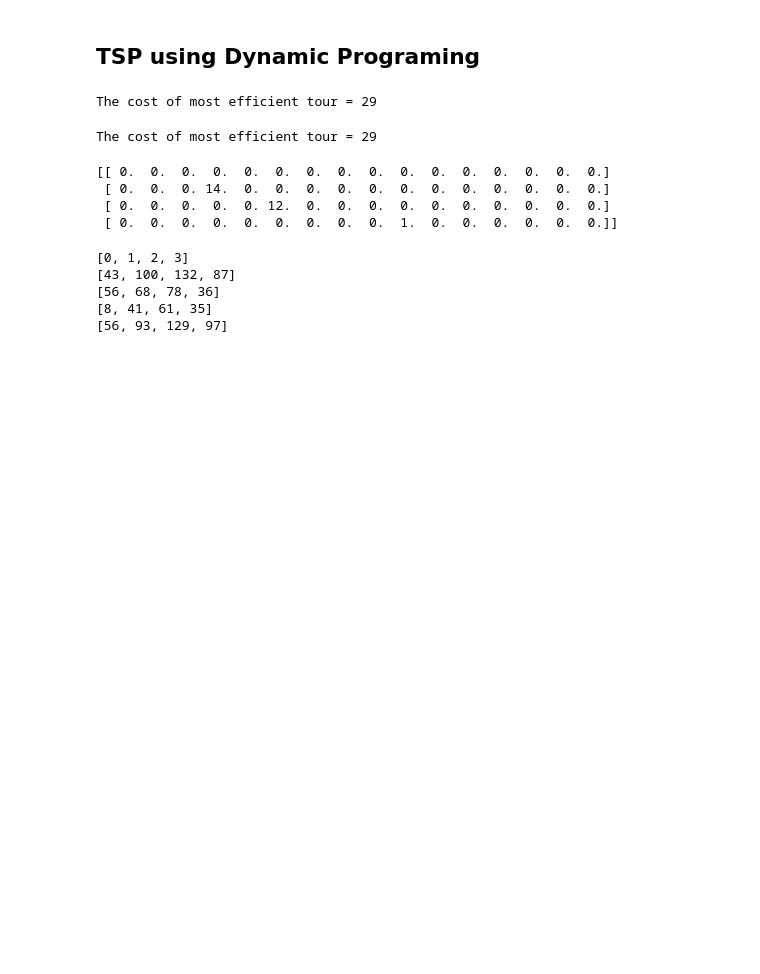
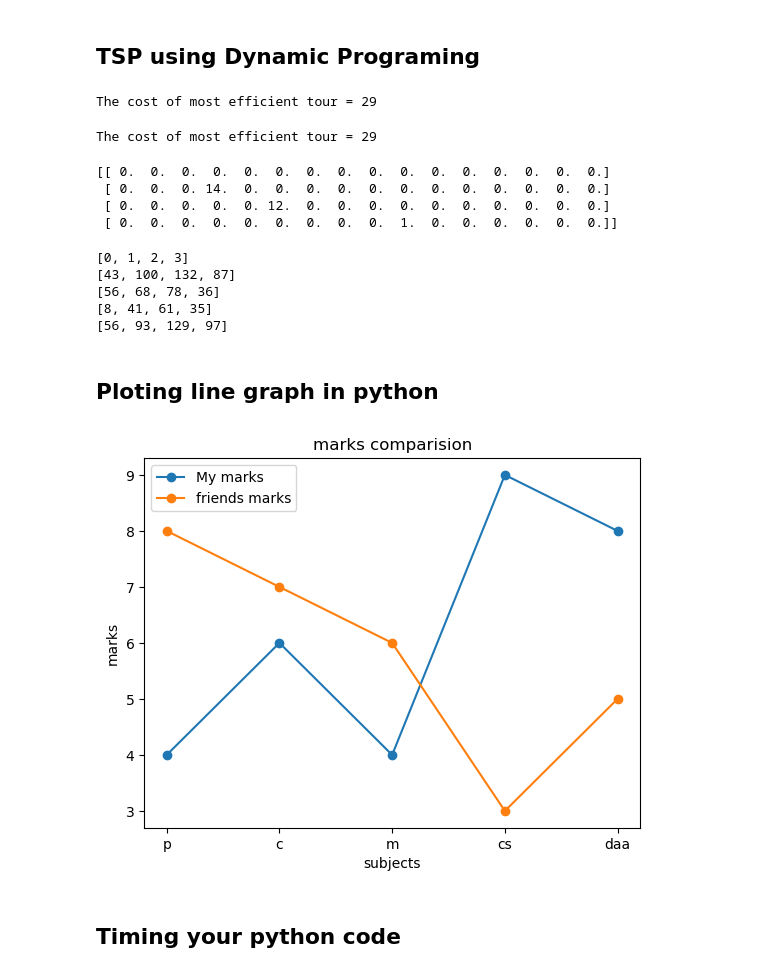
Before and after one commit to aryanshroff/DAA, a Jupyter notebook: daa_python.ipynb, the cells around one changed output. Drawn from its saved outputs; the diff is of its cells as text; code cells hidden in the pictures; blank space fills up the shorter version.

```diff
--- a/daa_python.ipynb
+++ b/daa_python.ipynb
@@ -709,3 +766,23 @@ printMatrix(matC)
 [56, 68, 78, 36]
 [8, 41, 61, 35]
 [56, 93, 129, 97]
+# %% [markdown]
+## Ploting line graph in python
+# %%
+import matplotlib.pyplot as plt
+subjects=['p','c','m','cs','daa']
+my_marks=[4,6,4,9,8]
+frineds_marks=[8,7,6,3,5]
+
+plt.plot(subjects,my_marks,label="My marks",marker='o')
+plt.plot(subjects,frineds_marks,label="friends marks",marker='o')
+
+plt.xlabel("subjects")
+plt.ylabel("marks")
+plt.title("marks comparision")
+plt.legend()
+plt.show()
+# %% [output]
+[figure, added]
+# %% [markdown]
+## Timing your python code
```
Also changed, not shown: parts of 7 cells of this notebook.
